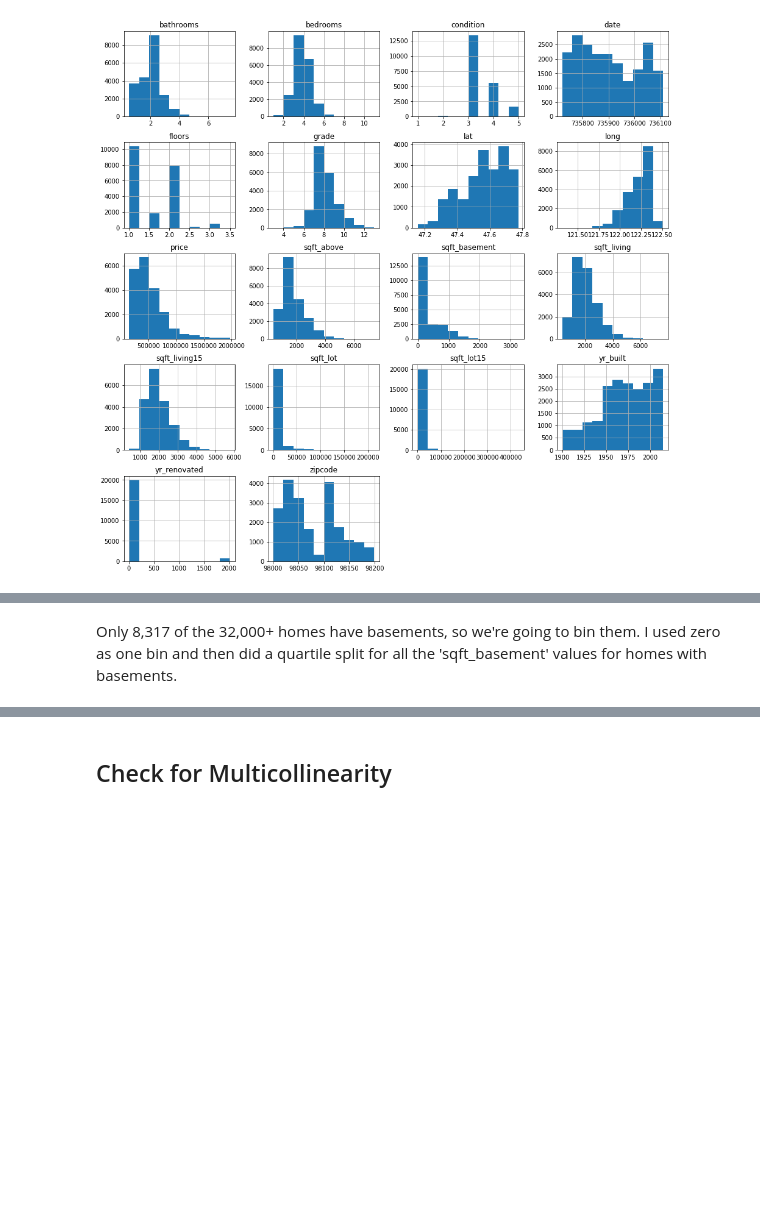
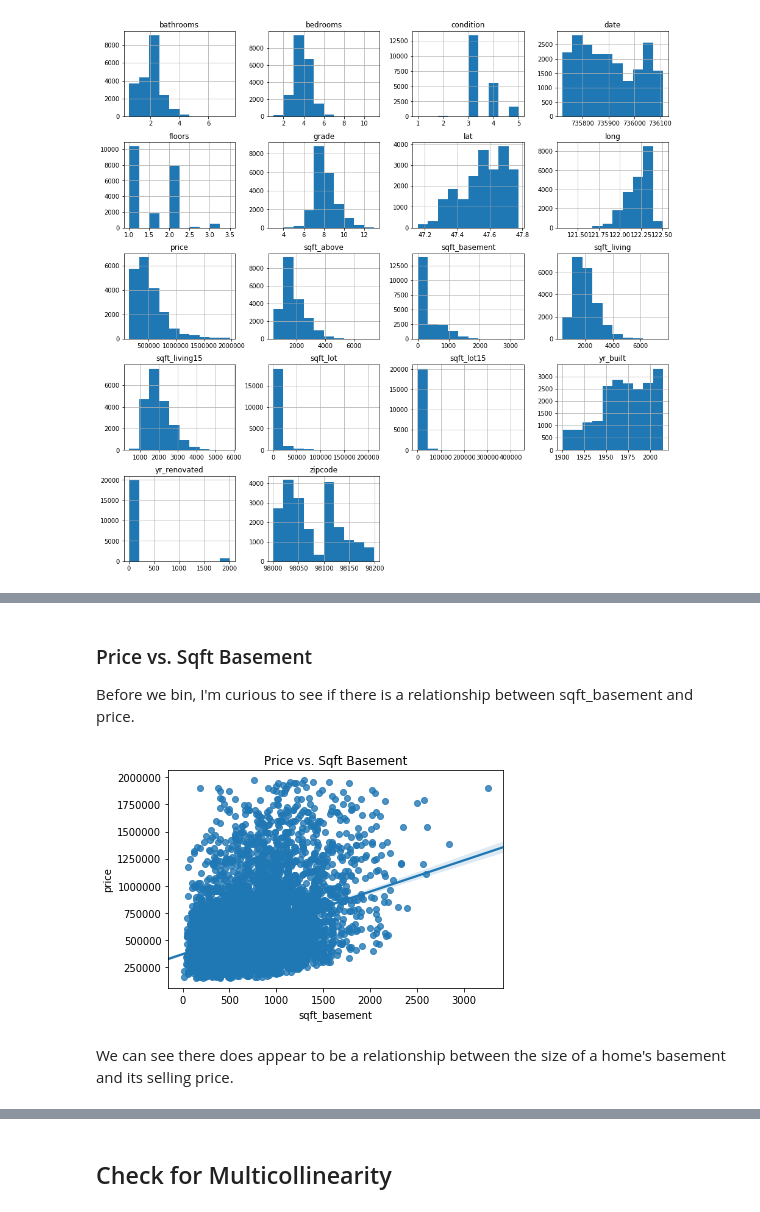
Before and after one commit to JessicaFB/Flipping-Houses-Strategy, a Jupyter notebook: student.ipynb, the cells around one changed output, grey strips where cells are left out. Drawn from its saved outputs; the diff is of its cells as text; code cells hidden in the pictures; blank space fills up the shorter version.

```diff
--- a/student.ipynb
+++ b/student.ipynb
@@ -176,9 +176,6 @@ It looks like there are NaN values, and also that a home not renovated is entere
 # %%
 # Fill with 0
 df.yr_renovated = df.yr_renovated.fillna(0)
-
-# Add 1 for log transformation later
-df.yr_renovated = df.yr_renovated + 1
 # %% [markdown]
 Let's take a look at our summary statistics for the dataset.
 # %%
@@ -313,4 +310,9 @@ df.sqft_above.min()
+# %% [markdown]
+### Price vs. Sqft Basement
+Before we bin, I'm curious to see if there is a relationship between sqft_basement and price.
 # %%
-sns.regplot(df[df.sqft_basement >= 110].sqft_basement,df[df.sqft_basement >= 110].price);
+# Regression plot for all homes with basements
+sns.regplot(df[df.sqft_basement > 0].sqft_basement,df[df.sqft_basement > 0].price)
+plt.title('Price vs. Sqft Basement');
+# %% [output]
+[figure, added]
-# %% [markdown]
-Only 8,317 of the 32,000+ homes have basements, so we're going to bin them. I used zero as one bin and then did a quartile split for all the 'sqft_basement' values for homes with basements.
@@ -340,3 +319,5 @@ df = pd.concat([df, dummies_sqft_basement], axis=1)
+# %% [markdown]
+We can see there does appear to be a relationship between the size of a home's basement and its selling price.
 # %%
 # plt.hist(df.grade);
 # %%
```
Also changed, not shown: parts of 25 cells of this notebook.
